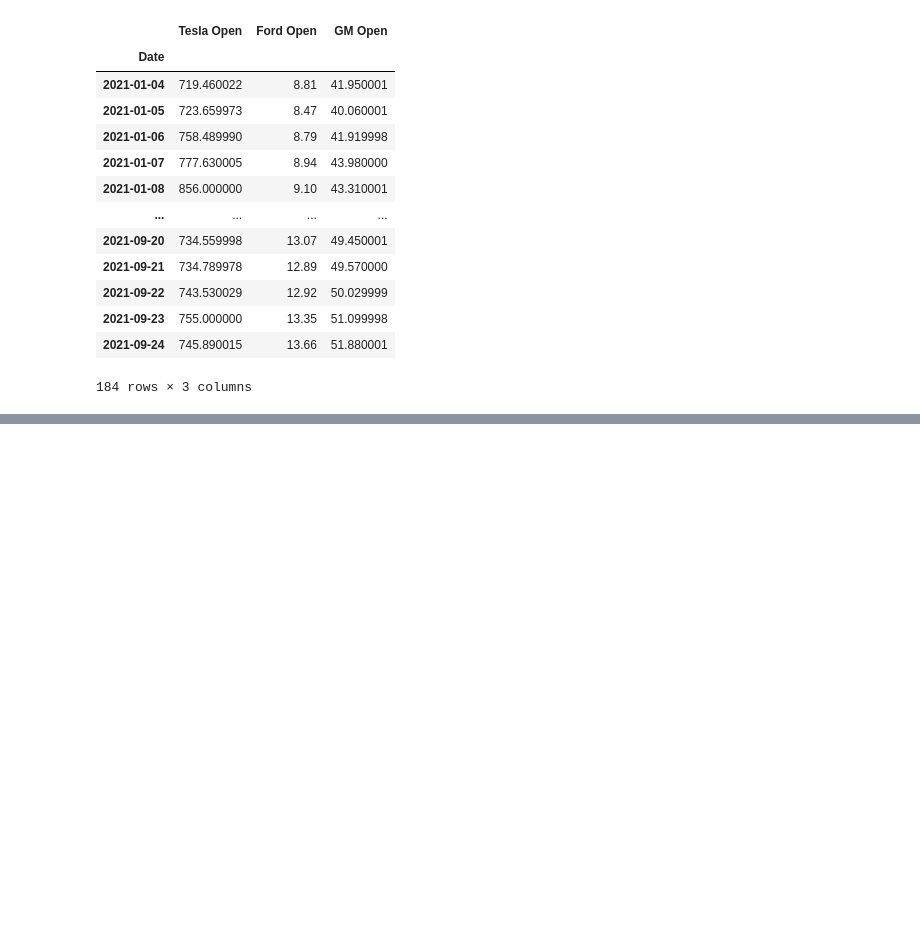
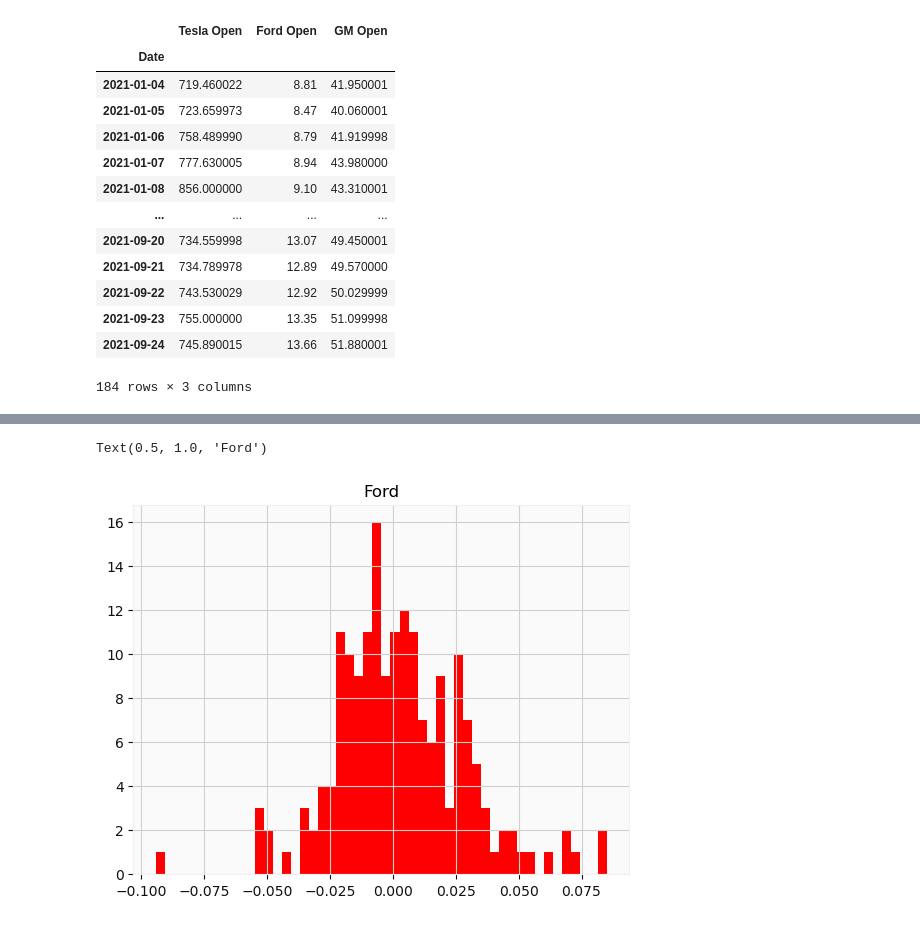
Before and after one commit to aligm81/Python-para-Finanzas, a Jupyter notebook: Proyecto Final Ali Matos.ipynb, the cells around one changed output, grey strips where cells are left out. Drawn from its saved outputs; the diff is of its cells as text; code cells hidden in the pictures; blank space fills up the shorter version.

```diff
--- a/Proyecto Final Ali Matos.ipynb
+++ b/Proyecto Final Ali Matos.ipynb
@@ -282,14 +282,14 @@ plt.show()
 ### Scatter plot
 Finalmente vamos a revisar si hay relacion entre estas acciones, tomando en cuenta que son todas de la misma industria. Esto se puede hacer con un scatter plot (grafica de dispersion).
 # %%
-ticker2 = 'F'
+ticker3 = 'F'
 inic = '2021-01-01'
 fin = '2021-09-24'
-data2 = pdr.DataReader (name=ticker2,data_source='yahoo',start = inic, end = fin)
+data5 = pdr.DataReader (name=ticker3,data_source='yahoo',start = inic, end = fin)
 #Tuve que repetir la operación de llamar a Ford, me daba NaN, presumo que como se abrió con cvs no lo tomaba el nuevo DataFrame
 data4 = pd.DataFrame()
 data4 ['Tesla Open'] = data.Open
-data4 ['Ford Open'] = data2.Open
+data4 ['Ford Open'] = data5.Open
 data4 ['GM Open'] = data3.Open
 data4
 # %% [output]
@@ -323,0 +395,6 @@ array([[<AxesSubplot:xlabel='Tesla Open', ylabel='Tesla Open'>,
+# %%
+plt.hist (data2.Retorno, color = 'r', bins = 50, histtype = 'bar')
+plt.title ("Ford")
+# %% [output]
+Text(0.5, 1.0, 'Ford')
+[figure, added]
```
Also changed, not shown: parts of 30 cells of this notebook.
